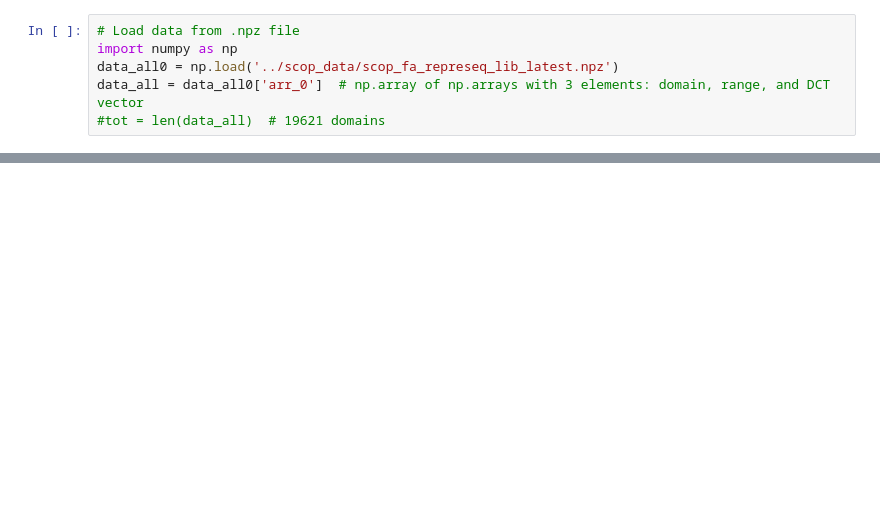
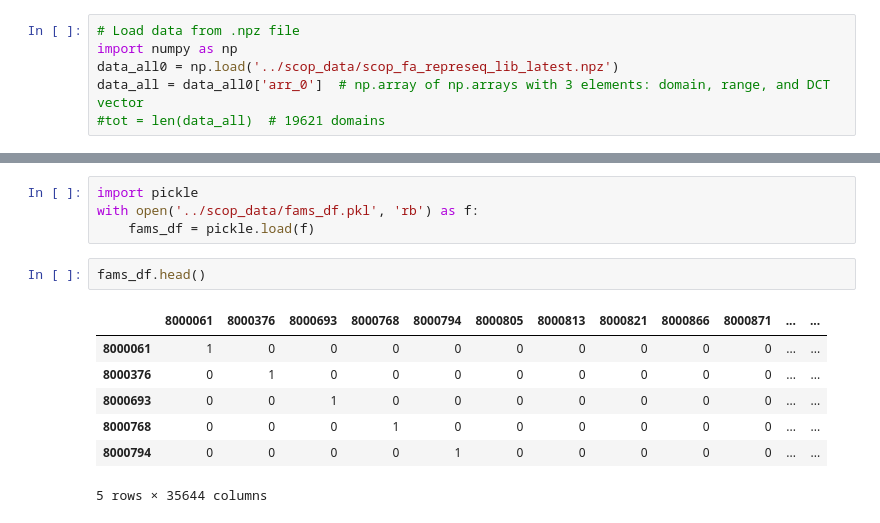
Before and after one commit to biovino1/DCTDomain, a Jupyter notebook: scripts/clusters.ipynb, the cells around one changed output, grey strips where cells are left out. Drawn from its saved outputs; the diff is of its cells as text; blank space fills up the shorter version.

```diff
--- a/scripts/clusters.ipynb
+++ b/scripts/clusters.ipynb
@@ -71,0 +95,14 @@ data_all = data_all0['arr_0']  # np.array of np.arrays with 3 elements: domain,
+# %%
+import pickle
+with open('../scop_data/fams_df.pkl', 'rb') as f:
+    fams_df = pickle.load(f)
+# %%
+fams_df.head()
+# %% [output]
+|  | 8000061 | 8000376 | 8000693 | 8000768 | 8000794 | 8000805 | 8000813 | 8000821 | 8000866 | 8000871 | ... | ... |
+| 8000061 | 1 | 0 | 0 | 0 | 0 | 0 | 0 | 0 | 0 | 0 | ... | ... |
+| 8000376 | 0 | 1 | 0 | 0 | 0 | 0 | 0 | 0 | 0 | 0 | ... | ... |
+| 8000693 | 0 | 0 | 1 | 0 | 0 | 0 | 0 | 0 | 0 | 0 | ... | ... |
+| 8000768 | 0 | 0 | 0 | 1 | 0 | 0 | 0 | 0 | 0 | 0 | ... | ... |
+| 8000794 | 0 | 0 | 0 | 0 | 1 | 0 | 0 | 0 | 0 | 0 | ... | ... |
+5 rows × 35644 columns
```
Also changed, not shown: parts of 4 cells of this notebook, 1 other file.
